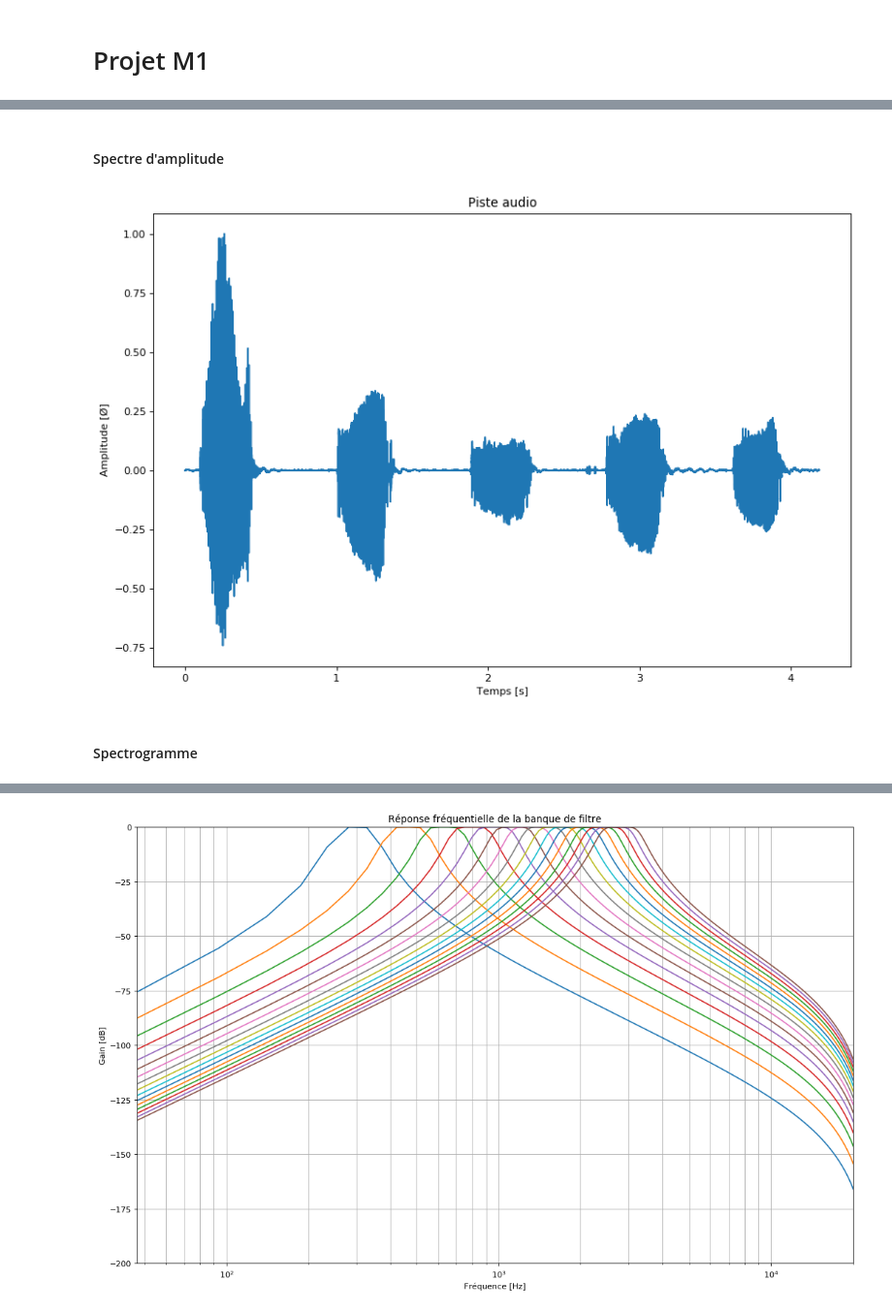
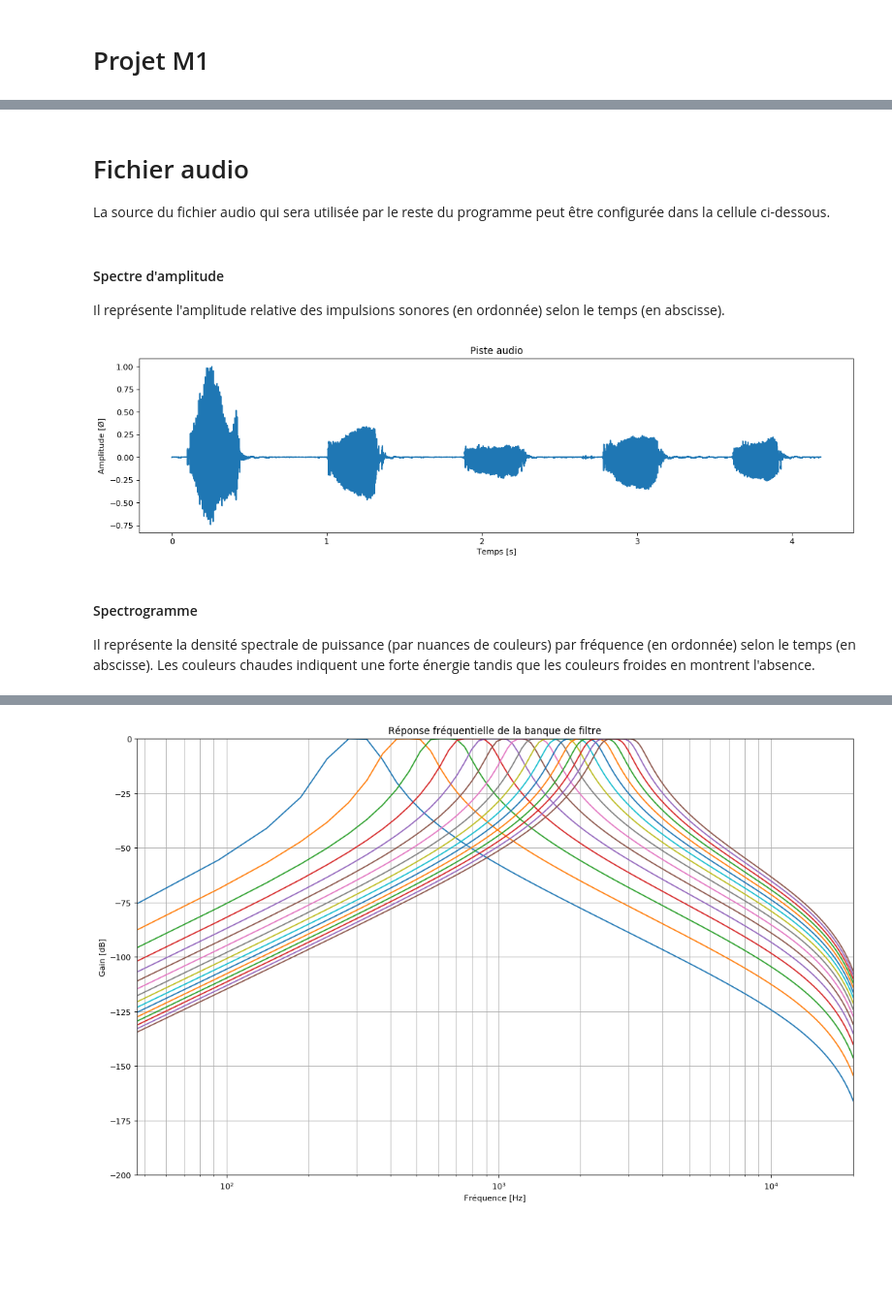
Before and after one commit to lowlighter/sound, a Jupyter notebook: Projet M1.ipynb, the cells around one changed output, grey strips where cells are left out. Shown at 97% size. Saved outputs shown, nothing was run; the diff lists cells and outputs as text; code cells hidden in the pictures; blank space fills up the shorter version.

```diff
--- a/Projet M1.ipynb
+++ b/Projet M1.ipynb
@@ -26,28 +20,36 @@ Vous pouvez configurer la source du fichier audio dans la cellule ci-dessous.
+# %% [markdown]
+# Fichier audio
+
+La source du fichier audio qui sera utilisée par le reste du programme peut être configurée dans la cellule ci-dessous.
 # %%
 # Source
 file = "src/test2.wav"
-# %% [markdown]
-#### Spectre d'amplitude
+# %% [markdown]
+#### Spectre d'amplitude
+
+Il représente l'amplitude relative des impulsions sonores (en ordonnée) selon le temps (en abscisse).
 # %%
 # Lecture du fichier audio
 fs, y = sw.read(file)
 # y = np.array(y, dtype=float)
 yn = y/max(y)
 
 # Nombre d'échantillons et échelle temporelle
 N = len(y)
 t = np.linspace(0, N/fs, N)
 
 # Affichage du spectre d'amplitude
-plt.figure(figsize=(12, 8), dpi= 80, facecolor="w", edgecolor="k")
+plt.figure(figsize=(16, 4), dpi= 80, facecolor="w", edgecolor="k")
 plt.title("Piste audio")
 plt.xlabel("Temps [s]")
 plt.ylabel("Amplitude [Ø]")
 plt.plot(t, yn)
 plt.show()
 # %% [output]
-[figure, old version]
+[figure, new version]
-# %% [markdown]
-#### Spectrogramme
+# %% [markdown]
+#### Spectrogramme
+
+Il représente la densité spectrale de puissance (par nuances de couleurs) par fréquence (en ordonnée) selon le temps (en abscisse). Les couleurs chaudes indiquent une forte énergie tandis que les couleurs froides en montrent l'absence.
 # %%
 # Affichage du spectrogramme
```
Also changed, not shown: parts of 14 cells of this notebook.
